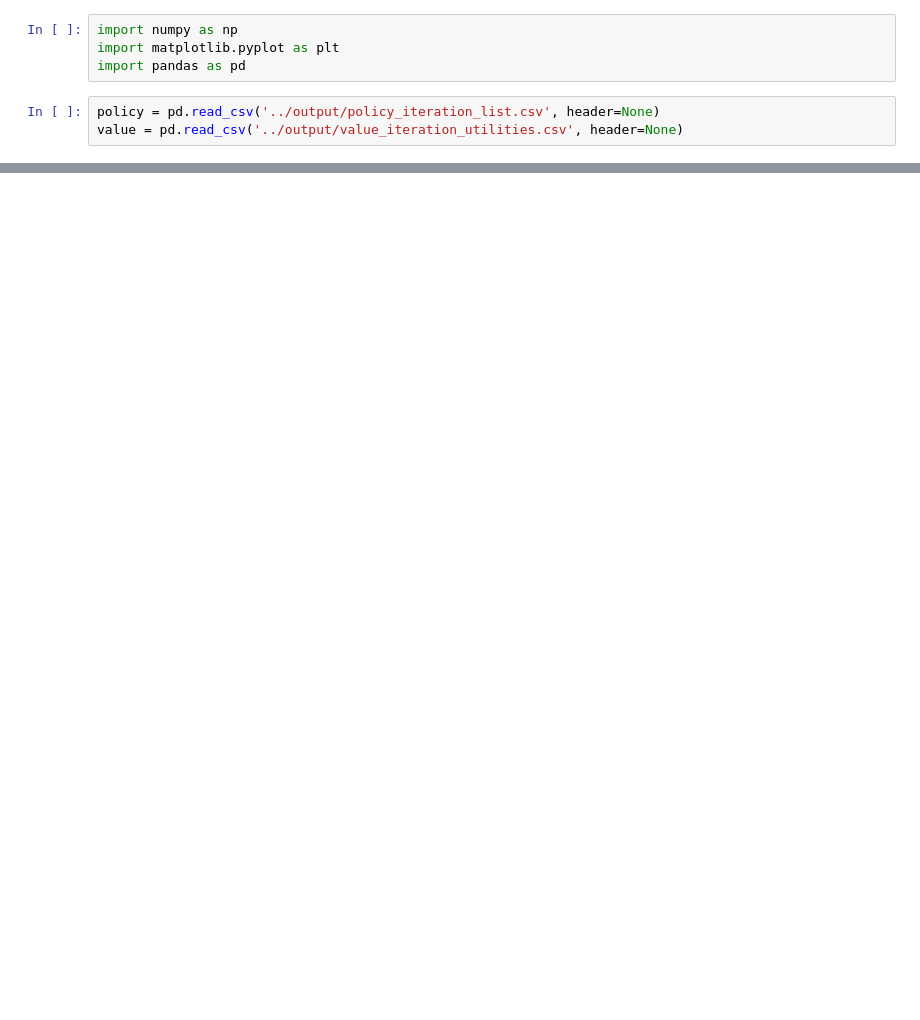
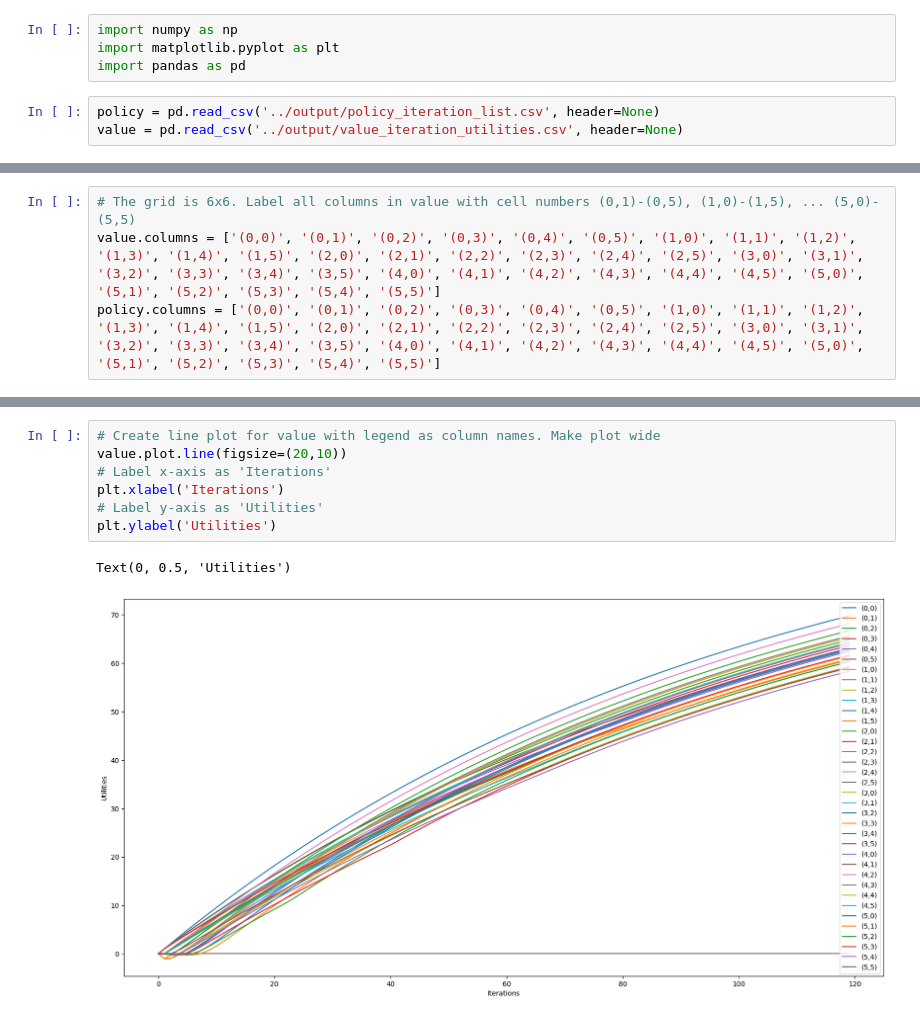
Before and after one commit to IngaleOmkar/CZ4046-Intelligent-Agents, a Jupyter notebook: visualisation/data_exploration.ipynb, the cells around one changed output, grey strips where cells are left out. Drawn from its saved outputs; the diff is of its cells as text; blank space fills up the shorter version.

```diff
--- a/visualisation/data_exploration.ipynb
+++ b/visualisation/data_exploration.ipynb
@@ -72,0 +28,4 @@ plt.show()
+# %%
+# The grid is 6x6. Label all columns in value with cell numbers (0,1)-(0,5), (1,0)-(1,5), ... (5,0)-(5,5)
+value.columns = ['(0,0)', '(0,1)', '(0,2)', '(0,3)', '(0,4)', '(0,5)', '(1,0)', '(1,1)', '(1,2)', '(1,3)', '(1,4)', '(1,5)', '(2,0)', '(2,1)', '(2,2)', '(2,3)', '(2,4)', '(2,5)', '(3,0)', '(3,1)', '(3,2)', '(3,3)', '(3,4)', '(3,5)', '(4,0)', '(4,1)', '(4,2)', '(4,3)', '(4,4)', '(4,5)', '(5,0)', '(5,1)', '(5,2)', '(5,3)', '(5,4)', '(5,5)']
+policy.columns = ['(0,0)', '(0,1)', '(0,2)', '(0,3)', '(0,4)', '(0,5)', '(1,0)', '(1,1)', '(1,2)', '(1,3)', '(1,4)', '(1,5)', '(2,0)', '(2,1)', '(2,2)', '(2,3)', '(2,4)', '(2,5)', '(3,0)', '(3,1)', '(3,2)', '(3,3)', '(3,4)', '(3,5)', '(4,0)', '(4,1)', '(4,2)', '(4,3)', '(4,4)', '(4,5)', '(5,0)', '(5,1)', '(5,2)', '(5,3)', '(5,4)', '(5,5)']
@@ -72,0 +48,10 @@ plt.show()
+# %%
+# Create line plot for value with legend as column names. Make plot wide
+value.plot.line(figsize=(20,10))
+# Label x-axis as 'Iterations'
+plt.xlabel('Iterations')
+# Label y-axis as 'Utilities'
+plt.ylabel('Utilities')
+# %% [output]
+Text(0, 0.5, 'Utilities')
+[figure, added]
```
Also changed, not shown: parts of 8 cells of this notebook, 10 other files.
